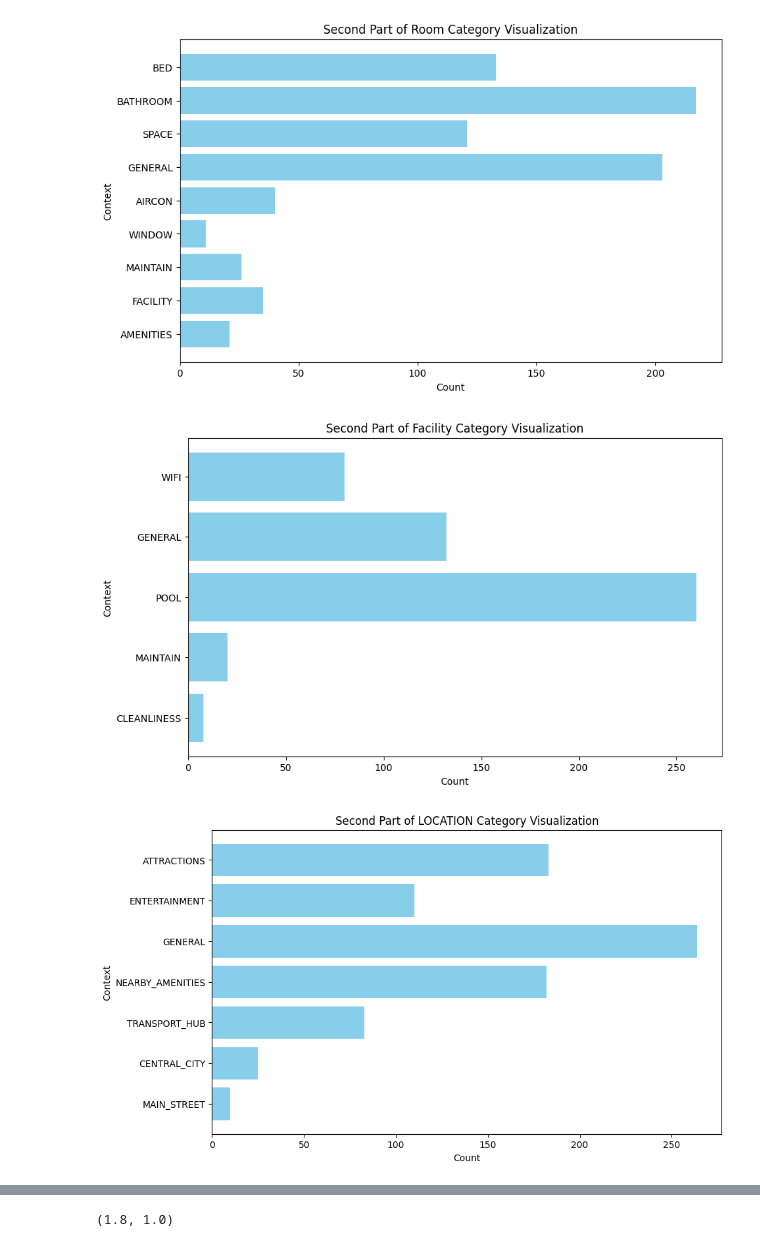
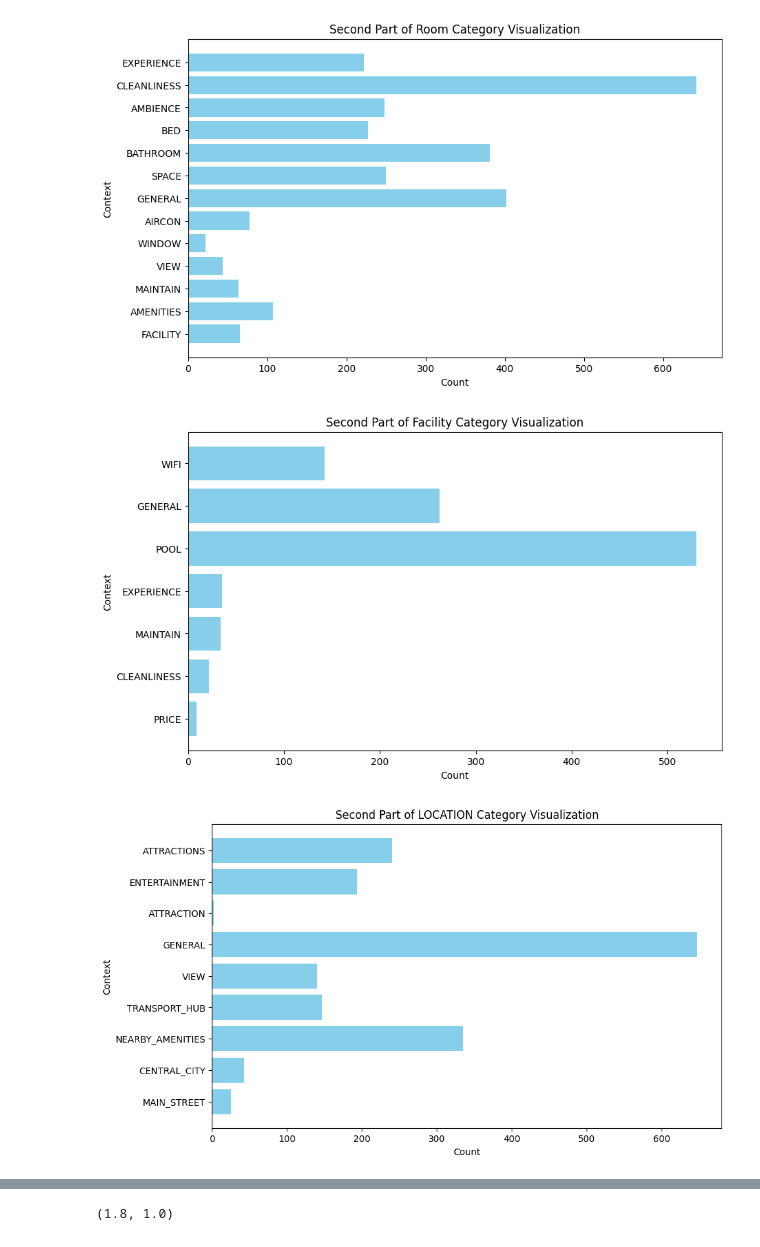
Before and after one commit to kwang0149/ta-final-project-aspect-based-sentiment-analysis-and-categorized-aspect, a Jupyter notebook: data_analysis.ipynb, the cells around one changed output, grey strips where cells are left out. Cells and saved outputs as stored; diff of their text form; code cells hidden in the pictures.

```diff
--- a/data_analysis.ipynb
+++ b/data_analysis.ipynb
@@ -22,7 +90,7 @@ import json
 
 # Load data from JSONL file
 data = []
-with open('output_formatted_03_06_2024_less_category.jsonl', 'r') as file:
+with open('single_sentences_hotel_ina.jsonl', 'r') as file:
     for line in file:
         data.append(json.loads(line))
 
@@ -66,7 +134,7 @@ import json
 
 # Load data from JSONL file
 data = []
-with open('output_formatted_03_06_2024_less_category.jsonl', 'r') as file:
+with open('single_sentences_hotel_ina.jsonl', 'r') as file:
     for line in file:
         data.append(json.loads(line))
 
@@ -92,7 +160,7 @@ plt.figure(figsize=(10, 6))
 plt.barh(contexts, counts, color='skyblue')
 plt.xlabel('Count')
 plt.ylabel('Context')
-plt.title('Second Part of Hotel Category Visualization')
+plt.title('Sub Category of Hotel Category Visualization')
 plt.gca().invert_yaxis()
 plt.show()
 # %% [output]
@@ -102,7 +170,7 @@ import json
 
 # Load data from JSONL file
 data = []
-with open('output_formatted_03_06_2024_less_category.jsonl', 'r') as file:
+with open('single_sentences_hotel_ina.jsonl', 'r') as file:
     for line in file:
         data.append(json.loads(line))
 
@@ -138,7 +206,7 @@ import json
 
 # Load data from JSONL file
 data = []
-with open('output_formatted_03_06_2024_less_category.jsonl', 'r') as file:
+with open('single_sentences_hotel_ina.jsonl', 'r') as file:
     for line in file:
         data.append(json.loads(line))
 
@@ -168,49 +236,49 @@ plt.title('Second Part of Room Category Visualization')
 plt.gca().invert_yaxis()
 plt.show()
 # %% [output]
-[figure, old version]
+[figure, new version]
 # %%
 import json
 
 # Load data from JSONL file
 data = []
-with open('output_formatted_03_06_2024_less_category.jsonl', 'r') as file:
+with open('single_sentences_hotel_ina.jsonl', 'r') as file:
     for line in file:
         data.append(json.loads(line))
 
 # Extracting and counting occurrences of the second part of the 'HOTEL' category
 hotel_context_counts = {}
 for entry in data:
     labels = entry.get('labels', [])
     for label in labels:
         if 'category' in label and label['category']:
             main_category, context = label['category'].split('#')
             if main_category == 'FACILITY':
                 if context not in hotel_context_counts:
                     hotel_context_counts[context] = 0
                 hotel_context_counts[context] += 1
 
 # Plotting
 import matplotlib.pyplot as plt
 
 contexts = list(hotel_context_counts.keys())
 counts = list(hotel_context_counts.values())
 
 plt.figure(figsize=(10, 6))
 plt.barh(contexts, counts, color='skyblue')
 plt.xlabel('Count')
 plt.ylabel('Context')
 plt.title('Second Part of Facility Category Visualization')
 plt.gca().invert_yaxis()
 plt.show()
 # %% [output]
-[figure, old version]
+[figure, new version]
 # %%
 import json
 
 # Load data from JSONL file
 data = []
-with open('output_formatted_03_06_2024_less_category.jsonl', 'r') as file:
+with open('single_sentences_hotel_ina.jsonl', 'r') as file:
     for line in file:
         data.append(json.loads(line))
 
@@ -240,7 +308,7 @@ plt.title('Second Part of LOCATION Category Visualization')
 plt.gca().invert_yaxis()
 plt.show()
 # %% [output]
-[figure, old version]
+[figure, new version]
 # %%
 import json
 
```
Also changed, not shown: parts of 14 cells of this notebook, 15 other files.
